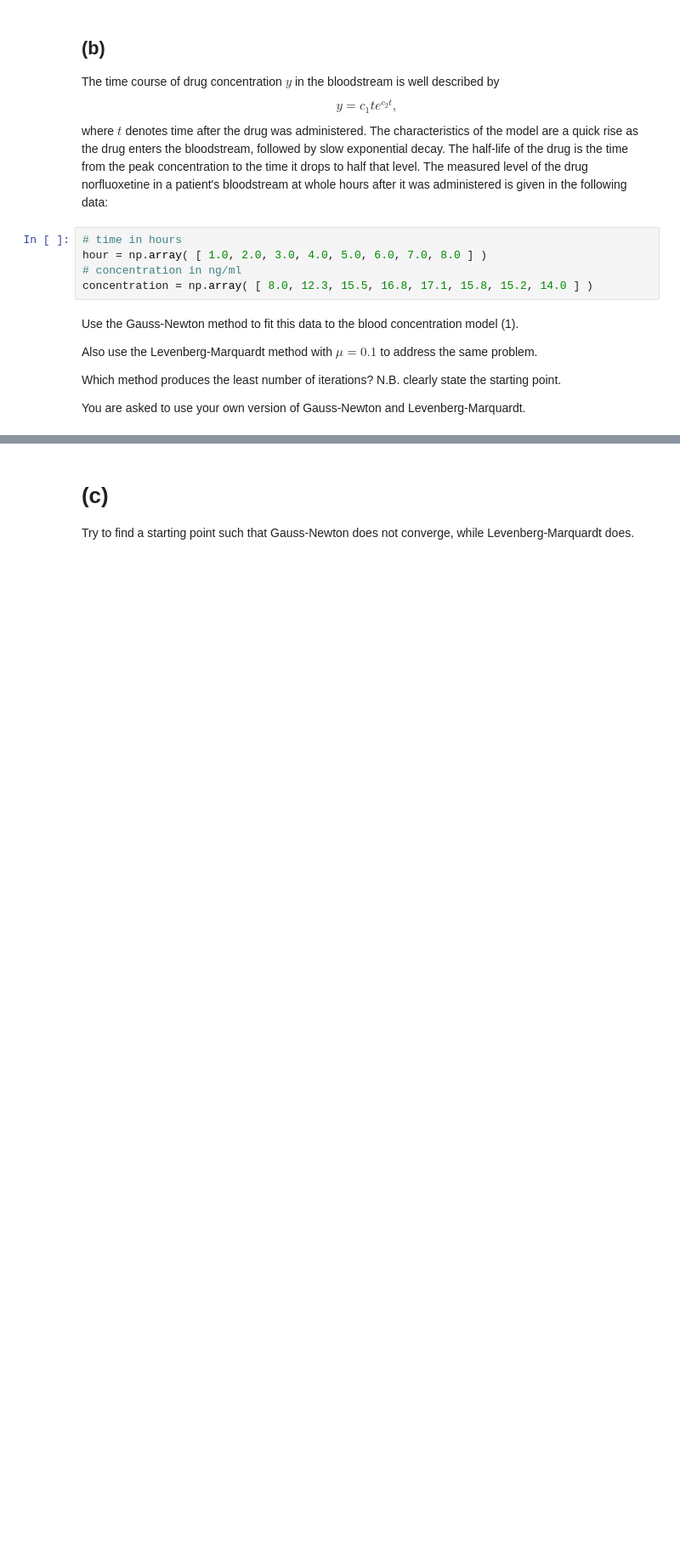
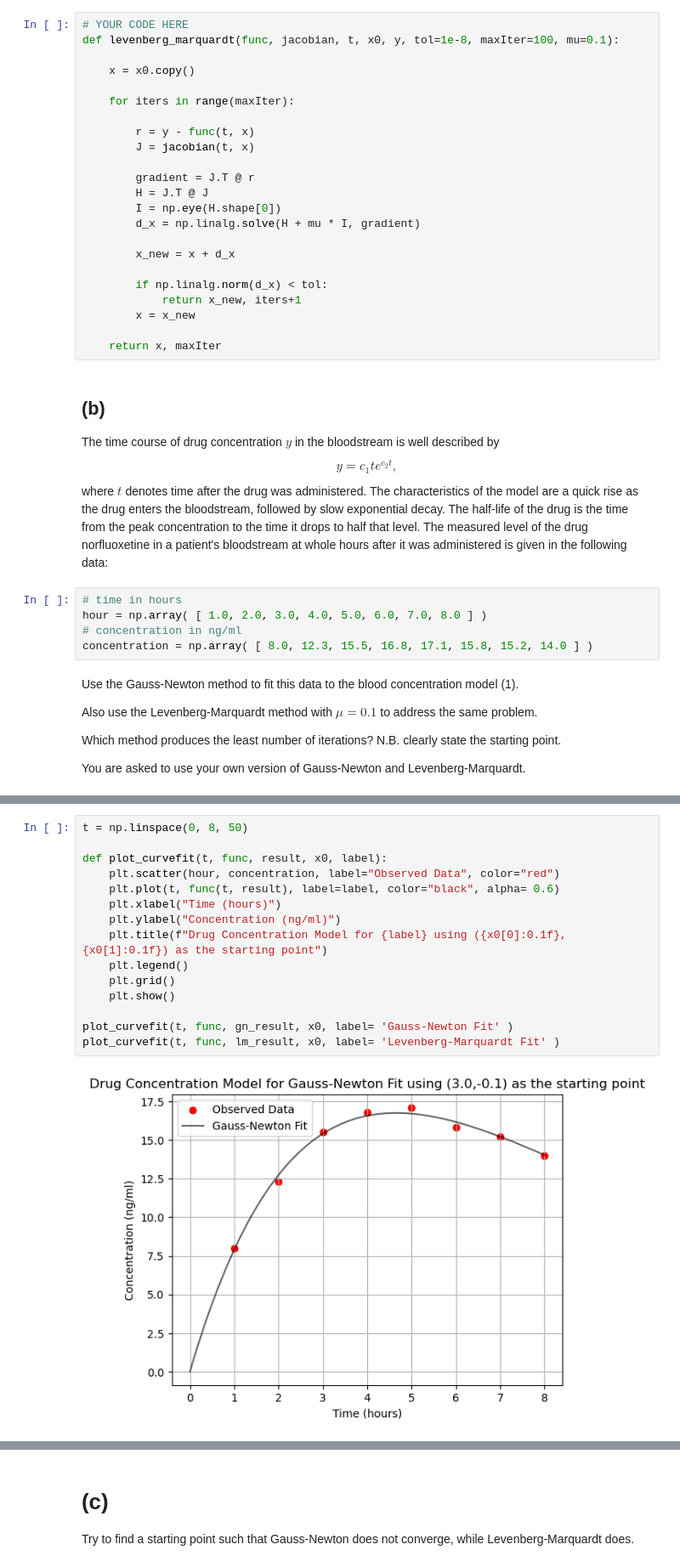
Before and after one commit to kshnva/numerical-algorithms, a Jupyter notebook: a3/hw3.ipynb, the cells around one changed output, grey strips where cells are left out. Shown at 85% size. Saved outputs shown, nothing was run; the diff lists cells and outputs as text; blank space fills up the shorter version.

Commit message:
Solved problem 1 except part (d)

```diff
--- a/a3/hw3.ipynb
+++ b/a3/hw3.ipynb
@@ -55,6 +55,29 @@ This reduces to the Gauss-Newton method if $\mu = 0$.
 Implement the Levenberg-Marquardt method with constant $\mu$ using a suitable stopping criterion.
 Make it such that the user can specify the value of the tolerance in the stopping criterion via a parameter `tol` and the maximum number of iterations via a
 parameter `maxIter`. In the implementation you can use library functions for linear algebra operations.
+# %%
+# YOUR CODE HERE
+def levenberg_marquardt(func, jacobian, t, x0, y, tol=1e-8, maxIter=100, mu=0.1):
+
+    x = x0.copy()
+
+    for iters in range(maxIter):
+
+        r = y - func(t, x)
+        J = jacobian(t, x)
+
+        gradient = J.T @ r
+        H = J.T @ J
+        I = np.eye(H.shape[0])
+        d_x = np.linalg.solve(H + mu * I, gradient)
+
+        x_new = x + d_x
+
+        if np.linalg.norm(d_x) < tol:
+            return x_new, iters+1
+        x = x_new
+
+    return x, maxIter
 # %% [markdown]
 ## (b)
 
@@ -83,0 +151,17 @@ You are asked to use your own version of Gauss-Newton and Levenberg-Marquardt.
+# %%
+t = np.linspace(0, 8, 50)
+
+def plot_curvefit(t, func, result, x0, label):
+    plt.scatter(hour, concentration, label="Observed Data", color="red")
+    plt.plot(t, func(t, result), label=label, color="black", alpha= 0.6)
+    plt.xlabel("Time (hours)")
+    plt.ylabel("Concentration (ng/ml)")
+    plt.title(f"Drug Concentration Model for {label} using ({x0[0]:0.1f},{x0[1]:0.1f}) as the starting point")
+    plt.legend()
+    plt.grid()
+    plt.show()
+
+plot_curvefit(t, func, gn_result, x0, label= 'Gauss-Newton Fit' )
+plot_curvefit(t, func, lm_result, x0, label= 'Levenberg-Marquardt Fit' )
+# %% [output]
+[figure, added]
```
Also changed, not shown: parts of 7 cells of this notebook.
